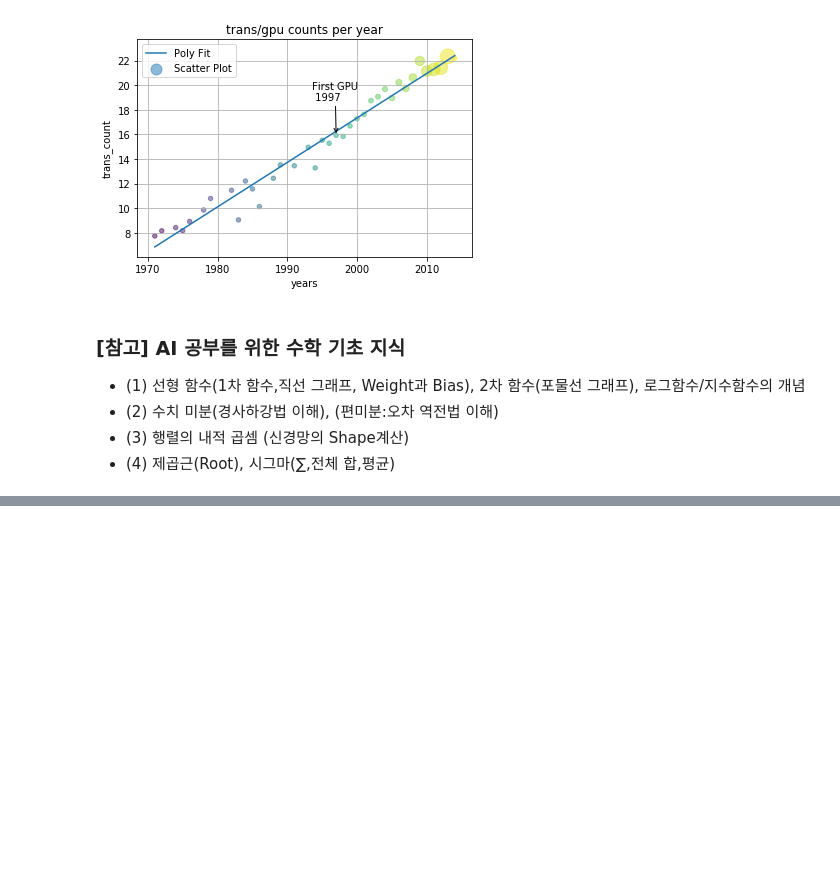
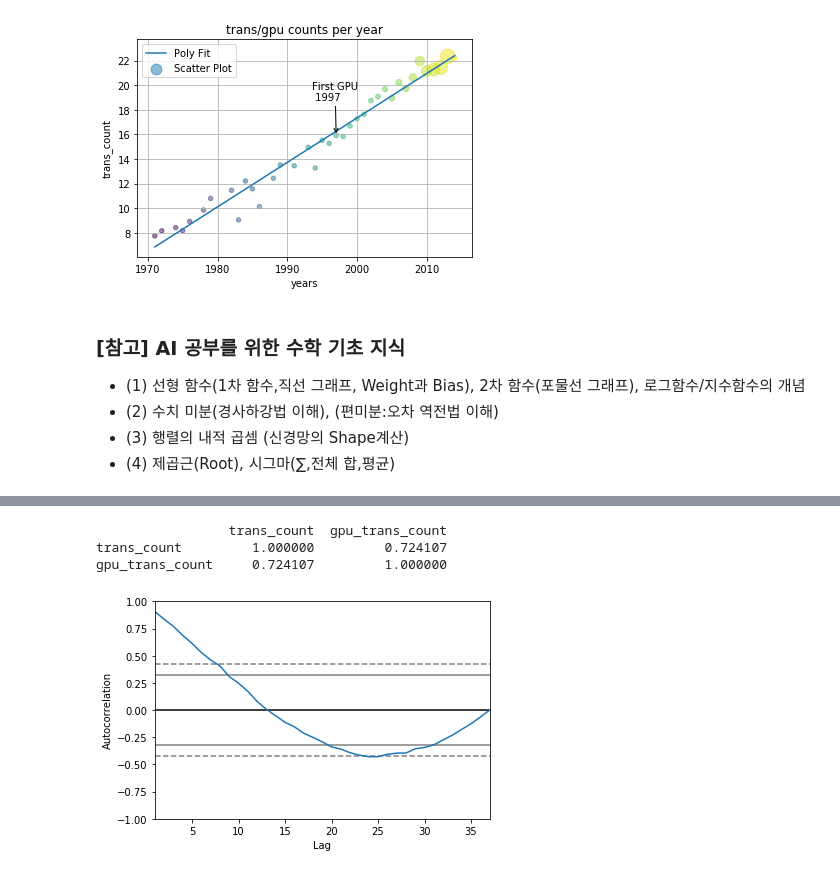
Before and after one commit to landturtler/2020_AI_education_example, a Jupyter notebook: 파이썬데이터분석/matplotlib_basic.ipynb, the cells around one changed output, grey strips where cells are left out. Cells and saved outputs as stored; diff of their text form; code cells hidden in the pictures; blank space fills up the shorter version.

```diff
--- a/파이썬데이터분석/matplotlib_basic.ipynb
+++ b/파이썬데이터분석/matplotlib_basic.ipynb
@@ -212,0 +219,18 @@ from padas.plotting import lag_plot
+# %%
+# 자기 상관 플롯
+from pandas.plotting import autocorrelation_plot
+
+print(df.corr())   #  trans_count 와  gpu_trans_count 의 상관계수   0.724107
+
+# x 축 : 시간 지연(1년 단위)
+# y 축 : 상관 계수
+autocorrelation_plot(np.log(df['trans_count']))
+plt.grid()
+plt.show()
+# 지연 값이 작으면 상관 계수는 크다
+# 지연 값이 크면 상관 계수는 작아지고, 0으로 수렴한다
+# %% [output]
+                 trans_count  gpu_trans_count
+trans_count         1.000000         0.724107
+gpu_trans_count     0.724107         1.000000
+[figure, added]
```
Also changed, not shown: parts of 6 cells of this notebook.
